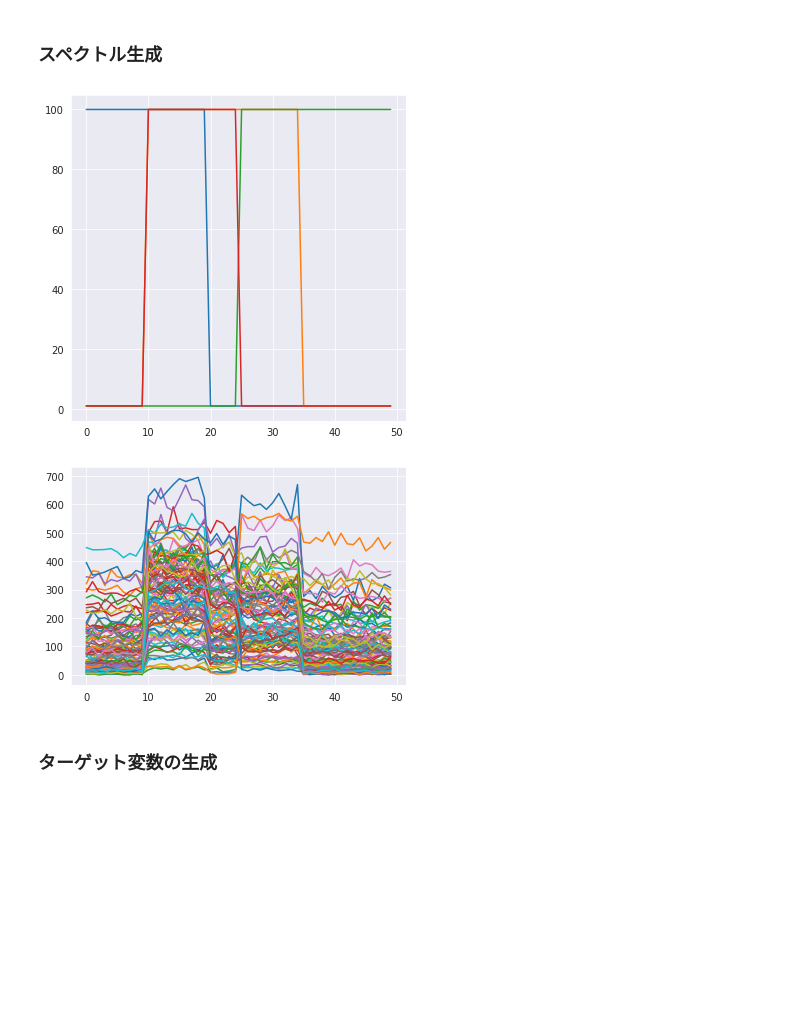
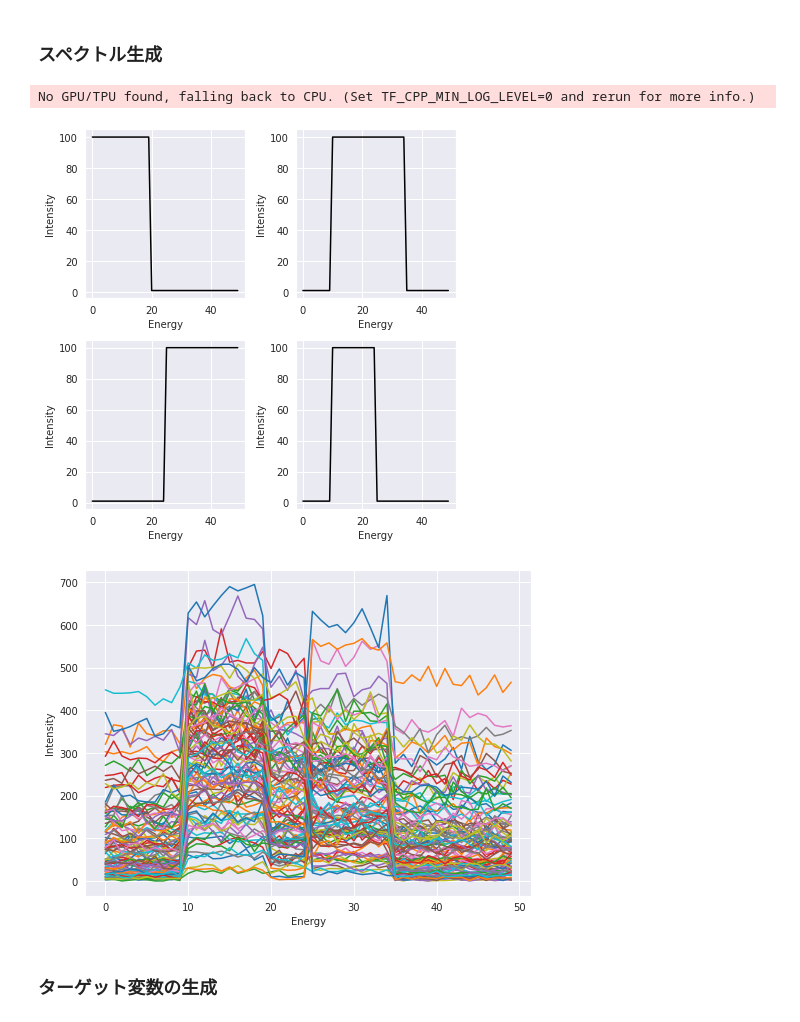
Before and after one commit to murakami9916/poisson-nmf-regression, a Jupyter notebook: src/nmf_reg.ipynb, the cells around one changed output. Cells and saved outputs as stored; diff of their text form; code cells hidden in the pictures; blank space fills up the shorter version.

```diff
--- a/src/nmf_reg.ipynb
+++ b/src/nmf_reg.ipynb
@@ -12,7 +12,7 @@ from numpyro.infer import MCMC, NUTS
 
 import tqdm as notebook_tqdm
 
-plt.rcParams['font.size'] = 18
+plt.rcParams['font.size'] = 14
 plt.rcParams['xtick.direction'] = 'in'
 plt.rcParams['ytick.direction'] = 'in'
 plt.rcParams['xtick.major.width'] = 1.5
@@ -37,26 +37,34 @@ D = 50
 # %%
 W_t = np.ones([D, K])
 W_t[:20, 0] = 100
 W_t[10:35, 1] = 100
 W_t[25:, 2] = 100
 W_t[10:25, 3] = 100
 W_t = jnp.array(W_t)
 
 plt.figure(figsize=(6, 6))
 for k in range(K):
-    plt.plot(W_t[:, k])
+    plt.subplot(K//2, K//2, k+1)
+    plt.plot(W_t[:, k], color='k')
+    plt.xlabel('Energy')
+    plt.ylabel('Intensity')
+plt.tight_layout()
 plt.show()
 # %% [output]
+No GPU/TPU found, falling back to CPU. (Set TF_CPP_MIN_LOG_LEVEL=0 and rerun for more info.)
-[figure, old version]
+[figure, new version]
 # %%
 H_t = np.random.gamma(shape=1, scale=1, size=(K, N))
 X = np.random.poisson(W_t@H_t)
 
+plt.figure(figsize=(8, 6))
 for n in range(N):
     plt.plot(X[:, n])
+plt.xlabel('Energy')
+plt.ylabel('Intensity')
 plt.show()
 # %% [output]
-[figure, old version]
+[figure, new version]
 # %% [markdown]
 ### ターゲット変数の生成
 # %%
```
Also changed, not shown: parts of 6 cells of this notebook.
